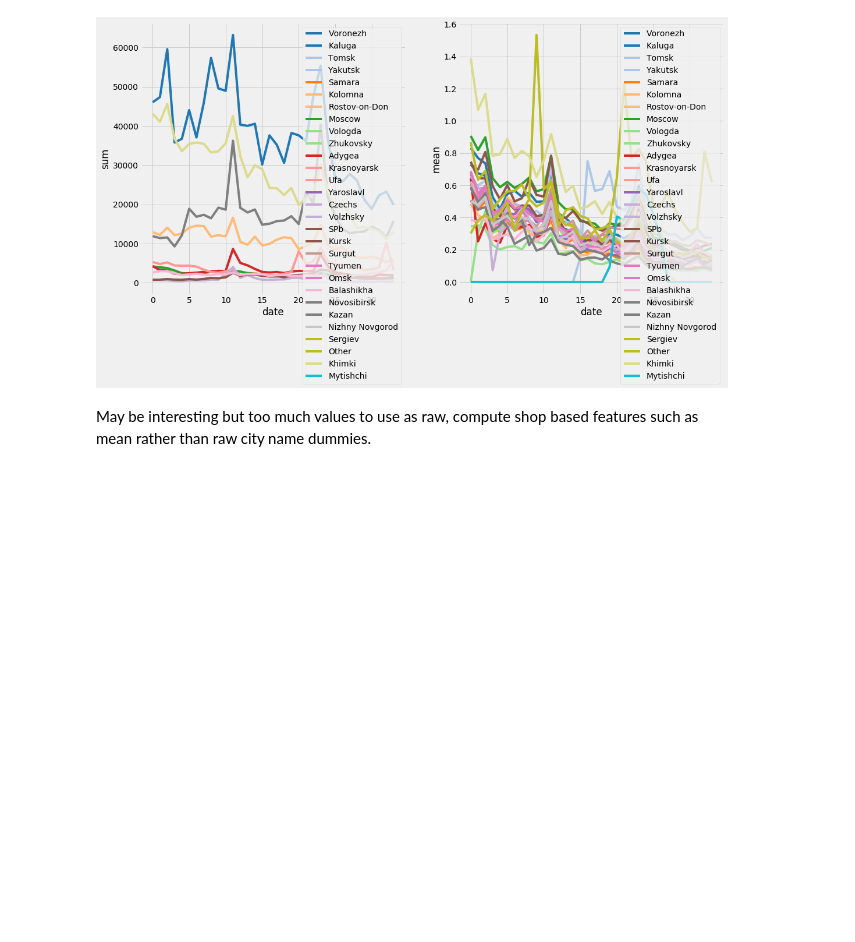
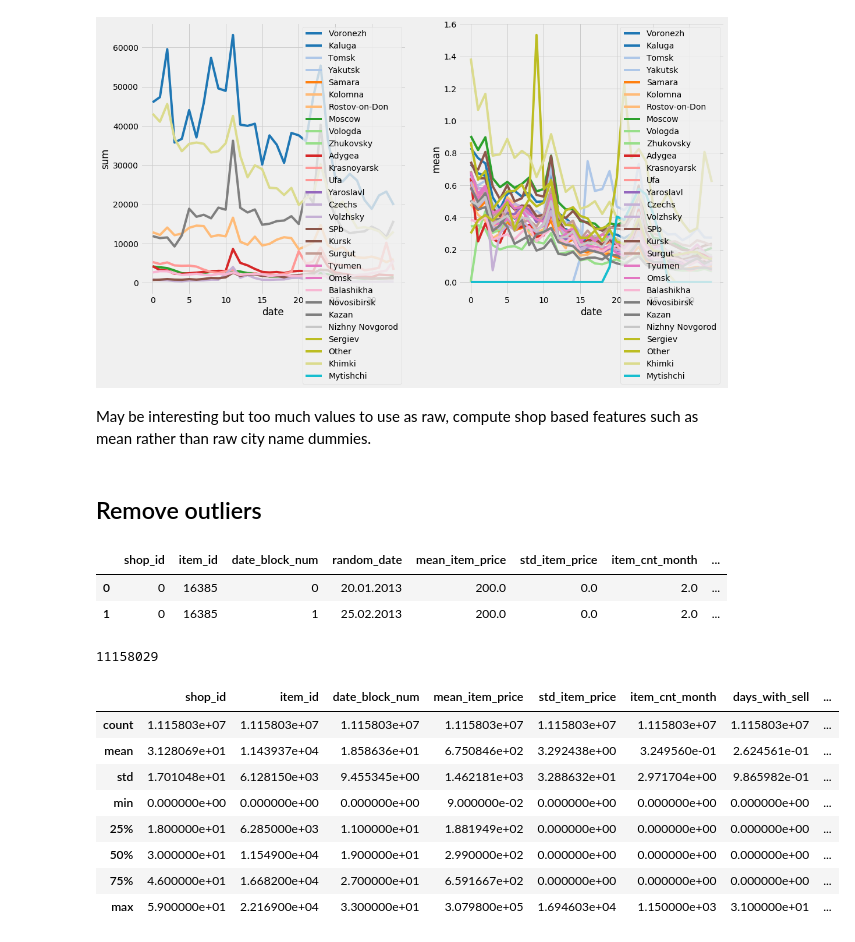
Before and after one commit to RobBlanchard/kaggle-predict-sales, a Jupyter notebook: XGBoost - 2.ipynb, the cells around one changed output. Cells and saved outputs as stored; diff of their text form; code cells hidden in the pictures; blank space fills up the shorter version.

```diff
--- a/XGBoost - 2.ipynb
+++ b/XGBoost - 2.ipynb
@@ -736,3 +736,25 @@ plt.show()
 [figure]
 # %% [markdown]
 May be interesting but too much values to use as raw, compute shop based features such as mean rather than raw city name dummies.
+# %% [markdown]
+## Remove outliers
+# %%
+bigboi_filled.head(2)
+# %% [output]
+|  | shop_id | item_id | date_block_num | random_date | mean_item_price | std_item_price | item_cnt_month | ... |
+| 0 | 0 | 16385 | 0 | 20.01.2013 | 200.0 | 0.0 | 2.0 | ... |
+| 1 | 0 | 16385 | 1 | 25.02.2013 | 200.0 | 0.0 | 2.0 | ... |
+# %%
+print(len(bigboi_filled))
+bigboi_filled.describe()
+# %% [output]
+11158029
+|  | shop_id | item_id | date_block_num | mean_item_price | std_item_price | item_cnt_month | days_with_sell | ... |
+| count | 1.115803e+07 | 1.115803e+07 | 1.115803e+07 | 1.115803e+07 | 1.115803e+07 | 1.115803e+07 | 1.115803e+07 | ... |
+| mean | 3.128069e+01 | 1.143937e+04 | 1.858636e+01 | 6.750846e+02 | 3.292438e+00 | 3.249560e-01 | 2.624561e-01 | ... |
+| std | 1.701048e+01 | 6.128150e+03 | 9.455345e+00 | 1.462181e+03 | 3.288632e+01 | 2.971704e+00 | 9.865982e-01 | ... |
+| min | 0.000000e+00 | 0.000000e+00 | 0.000000e+00 | 9.000000e-02 | 0.000000e+00 | 0.000000e+00 | 0.000000e+00 | ... |
+| 25% | 1.800000e+01 | 6.285000e+03 | 1.100000e+01 | 1.881949e+02 | 0.000000e+00 | 0.000000e+00 | 0.000000e+00 | ... |
+| 50% | 3.000000e+01 | 1.154900e+04 | 1.900000e+01 | 2.990000e+02 | 0.000000e+00 | 0.000000e+00 | 0.000000e+00 | ... |
+| 75% | 4.600000e+01 | 1.668200e+04 | 2.700000e+01 | 6.591667e+02 | 0.000000e+00 | 0.000000e+00 | 0.000000e+00 | ... |
+| max | 5.900000e+01 | 2.216900e+04 | 3.300000e+01 | 3.079800e+05 | 1.694603e+04 | 1.150000e+03 | 3.100000e+01 | ... |
```
Also changed, not shown: parts of 7 cells of this notebook.
